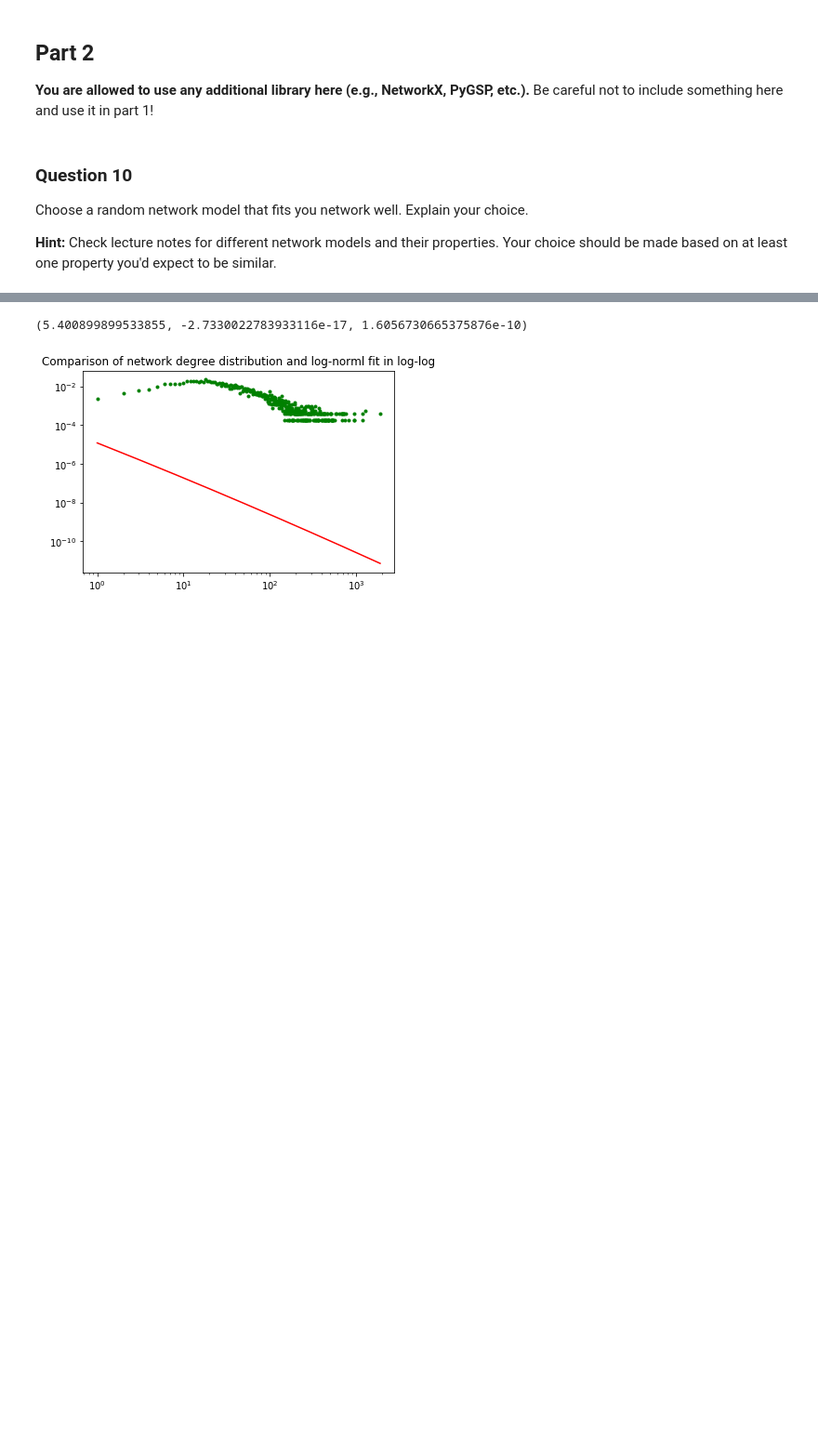
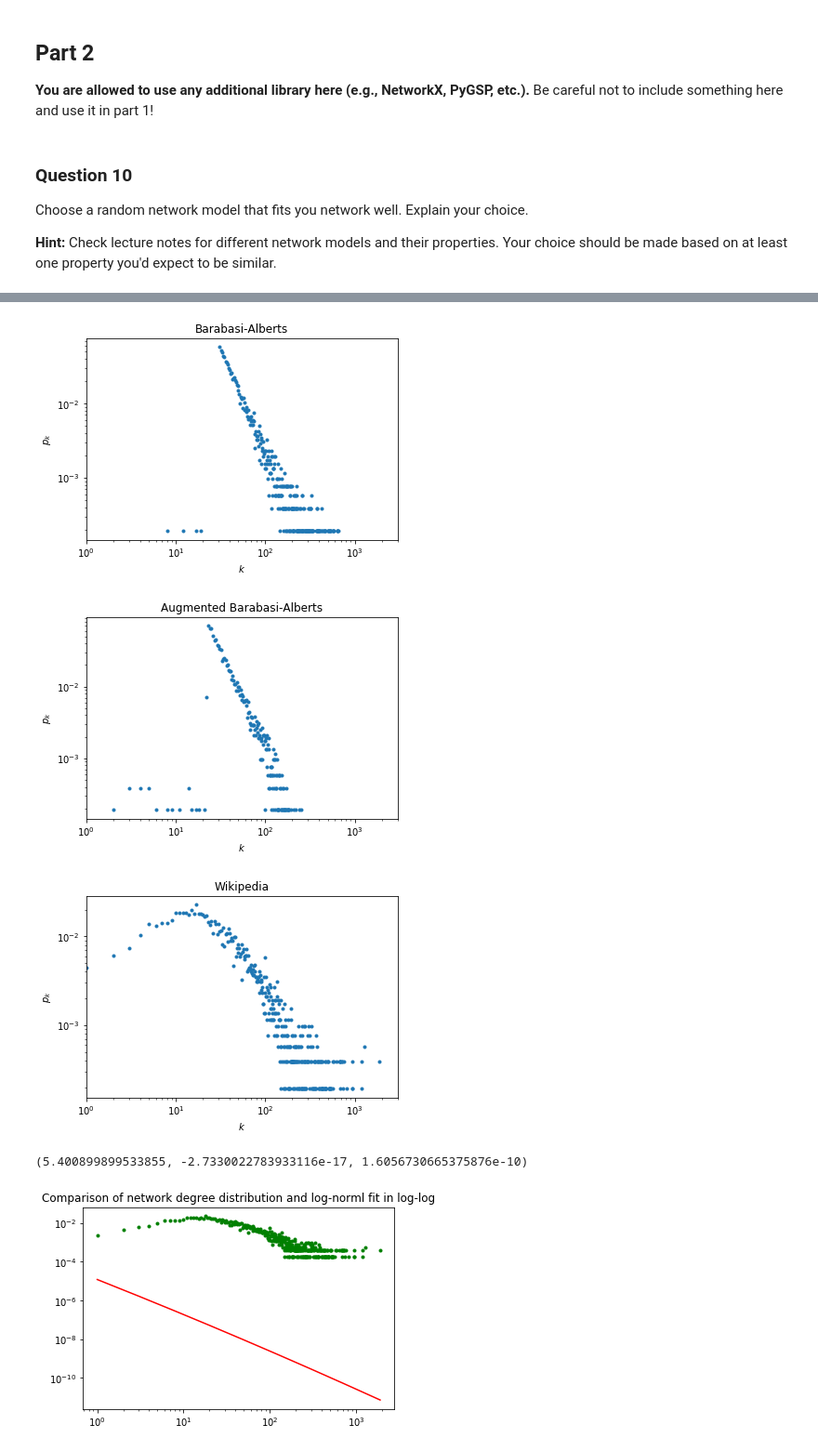
Before and after one commit to mattminder/ntds_24, a Jupyter notebook: Milestone_2/2_network_models.ipynb, the cells around one changed output, grey strips where cells are left out. Shown at 93% size. Drawn from its saved outputs; the diff is of its cells as text; code cells hidden in the pictures; blank space fills up the shorter version.

Commit message:
Implemented Augmented BA Model

```diff
--- a/Milestone_2/2_network_models.ipynb
+++ b/Milestone_2/2_network_models.ipynb
@@ -348,0 +539,2 @@ Choose a random network model that fits you network well. Explain your choice.
+# %%
+our_ba_augmented = augmented_barabasi_albert(n_nodes, 24, 100, 107, seed=42, m0=64)
@@ -349,3 +552,11 @@ Choose a random network model that fits you network well. Explain your choice.
+# %%
+plot_loglog(our_ba, "Barabasi-Alberts", xlim = [1,3*10**3])
+plot_loglog(our_ba_augmented, "Augmented Barabasi-Alberts", xlim = [1,3*10**3])
+plot_loglog(adjacency, "Wikipedia", xlim = [1,3*10**3])
+# %% [output]
+[figure, added]
+[figure, added]
+[figure, added]
 # %%
 from scipy.stats import lognorm
 p = prob_degree_distribution(adjacency)
```
Also changed, not shown: parts of 8 cells of this notebook.
